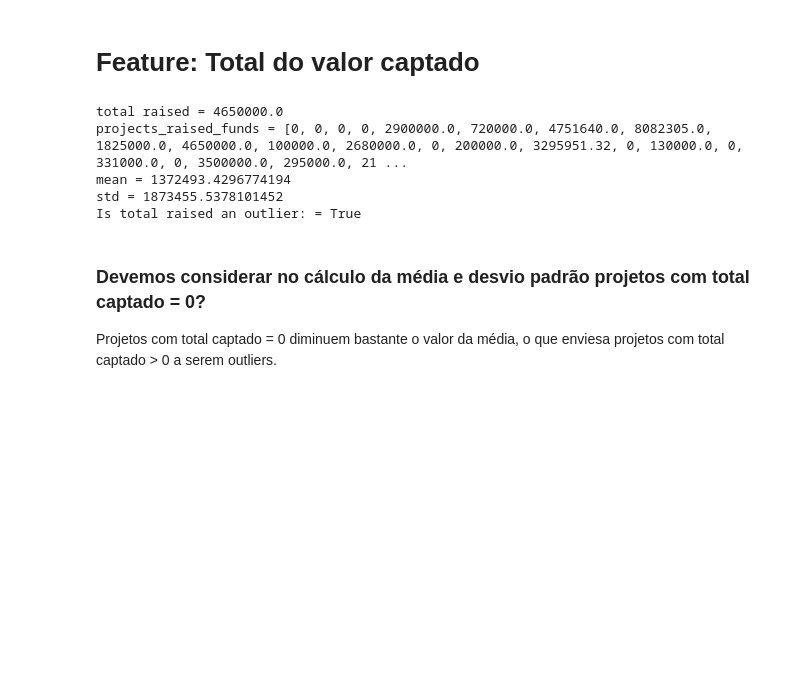
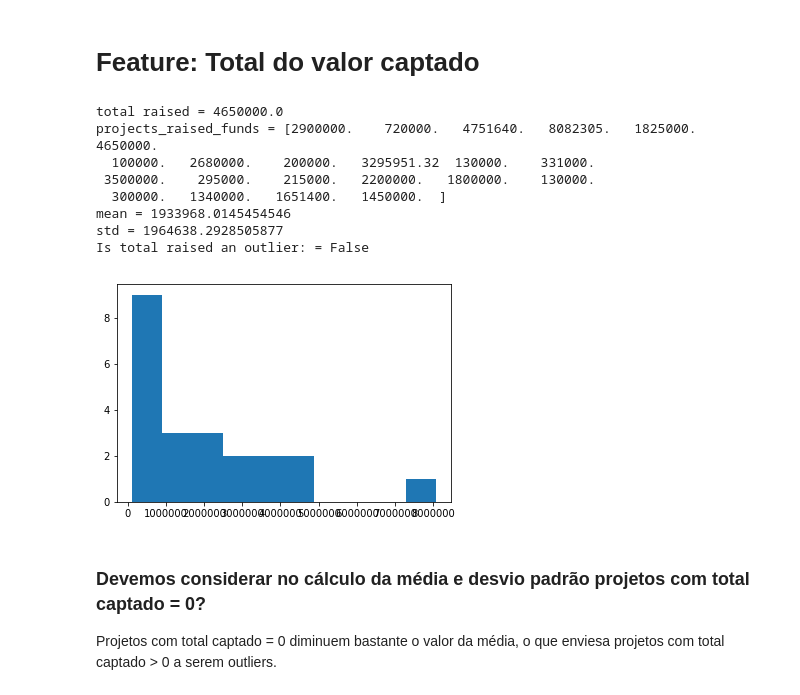
Before and after one commit to lappis-unb/salic-ml, a Jupyter notebook: notebooks/doing/Feature Extraction - Finance.ipynb, the cells around one changed output. Cells and saved outputs as stored; diff of their text form; code cells hidden in the pictures; blank space fills up the shorter version.

```diff
--- a/notebooks/doing/Feature Extraction - Finance.ipynb
+++ b/notebooks/doing/Feature Extraction - Finance.ipynb
@@ -368,40 +368,47 @@ local outlier probability = False
 # %%
 def is_project_total_raised_outlier(pronac):
     projectList = ProjectsList(planilhaOrcamentaria, planilhaComprovacao, planilhaCaptacao)
 
     project = projectList.loadSingleProject(pronac)
     segment, segment_id = project.segment
 
     total_raised = project.captacoes.get_total_real_raised_funds()
     print('total raised = {}'.format(total_raised))
 
     projectList.loadFilteredProjects([('idSegmento', segment_id)])
     pronacs = projectList.pronac_list
 
-    projects_raised_funds = [projectList.loaded_projects[pronac].captacoes.get_total_real_raised_funds()
-                             for pronac in pronacs]
+    projects_raised_funds = np.array([projectList.loaded_projects[pronac].captacoes.get_total_real_raised_funds()
+                             for pronac in pronacs])
+    projects_raised_funds = projects_raised_funds[projects_raised_funds != 0]
 
     print('projects_raised_funds = {}'.format(projects_raised_funds))
 
     mean = np.mean(projects_raised_funds)
     std = np.std(projects_raised_funds)
 
     print('mean = {}'.format(mean))
     print('std = {}'.format(std))
 
     is_outlier = gaussian_outlier.is_outlier(total_raised, mean, std, 1.5)
-    return is_outlier
+    return (is_outlier, projects_raised_funds)
 
 pronac = 172085
 
-p = is_project_total_raised_outlier(pronac)
+p, raised_funds = is_project_total_raised_outlier(pronac)
 print('Is total raised an outlier: = {}'.format(p))
+plt.hist(raised_funds)
+plt.show()
 # %% [output]
 total raised = 4650000.0
-projects_raised_funds = [0, 0, 0, 0, 2900000.0, 720000.0, 4751640.0, 8082305.0, 1825000.0, 4650000.0, 100000.0, 2680000.0, 0, 200000.0, 3295951.32, 0, 130000.0, 0, 331000.0, 0, 3500000.0, 295000.0, 21 ...
-mean = 1372493.4296774194
-std = 1873455.5378101452
-Is total raised an outlier: = True
+projects_raised_funds = [2900000.    720000.   4751640.   8082305.   1825000.   4650000.
+  100000.   2680000.    200000.   3295951.32  130000.    331000.
+ 3500000.    295000.    215000.   2200000.   1800000.    130000.
+  300000.   1340000.   1651400.   1450000.  ]
+mean = 1933968.0145454546
+std = 1964638.2928505877
+Is total raised an outlier: = False
+[figure, added]
 # %% [markdown]
 ### Devemos considerar no cálculo da média e desvio padrão projetos com total captado = 0?
 
```
Also changed, not shown: parts of 3 cells of this notebook, 1 other file.
